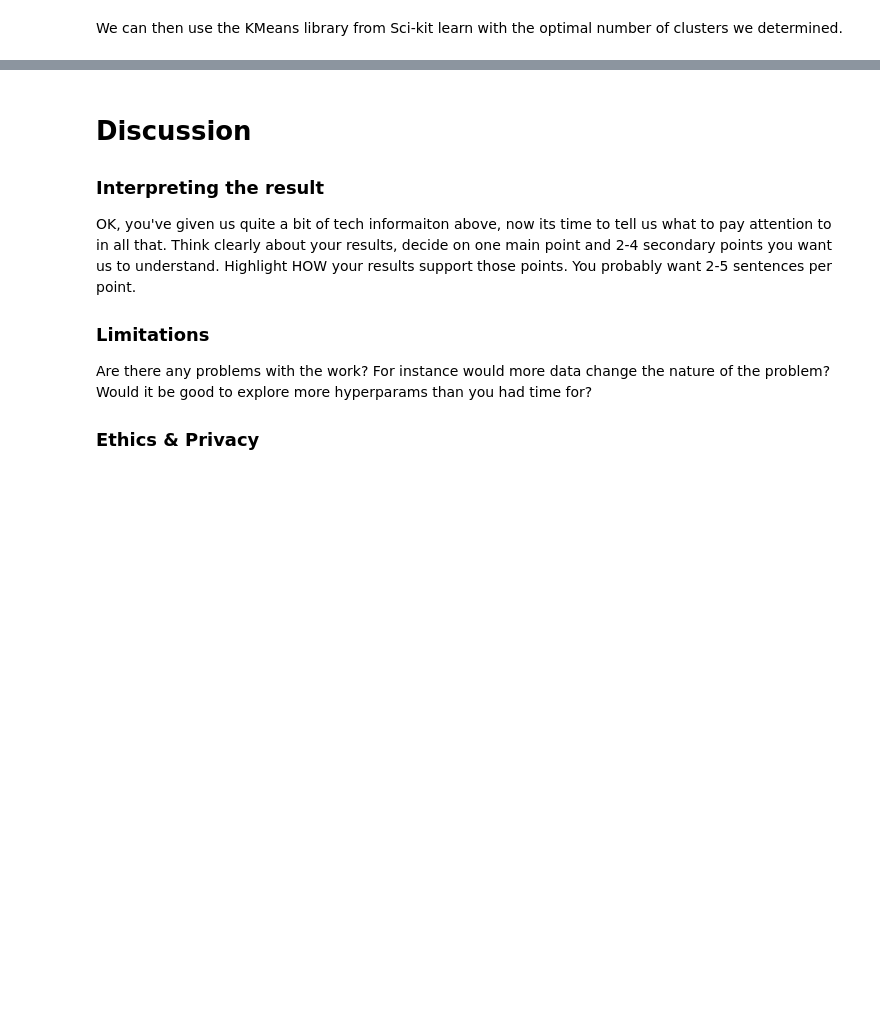
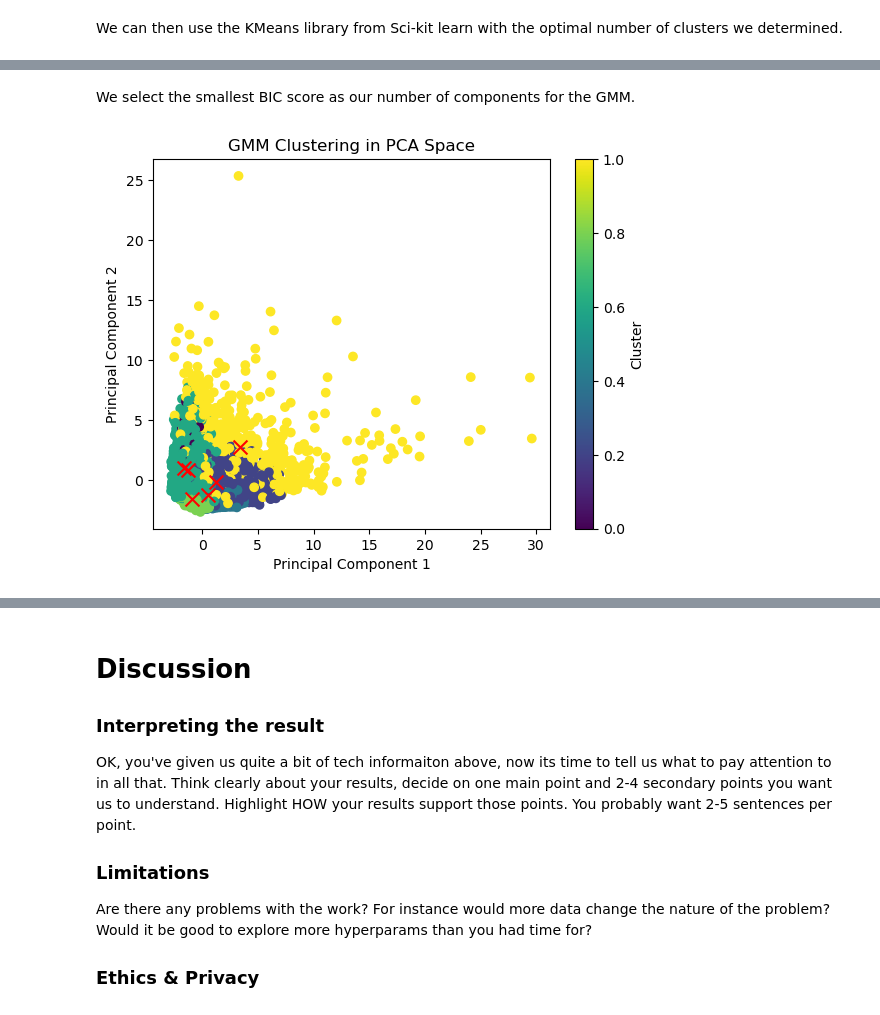
Before and after one commit to mtang24/card_clusters, a Jupyter notebook: FinalProject_Copy.ipynb, the cells around one changed output, grey strips where cells are left out. Saved outputs shown, nothing was run; the diff lists cells and outputs as text; code cells hidden in the pictures; blank space fills up the shorter version.

```diff
--- a/FinalProject_Copy.ipynb
+++ b/FinalProject_Copy.ipynb
@@ -229,0 +300,22 @@ NameError: name 'pcas' is not defined
+# %% [markdown]
+We select the smallest BIC score as our number of components for the GMM.
+# %%
+scale_data = scale_data.values
+
+n_components = 6
+pca = PCA(n_components)
+pca = pca.fit_transform(scale_data)
+gmm = GaussianMixture(n_components)
+gmm.fit(pca)
+
+plt.scatter(pca[:, 0], pca[:, 1], c=gmm.predict(pca))
+
+plt.scatter(gmm.means_[:, 0], gmm.means_[:, 1], c='red', marker='x', s=100)
+
+plt.xlabel('Principal Component 1')
+plt.ylabel('Principal Component 2')
+plt.title('GMM Clustering in PCA Space')
+plt.colorbar(label='Cluster')
+plt.show()
+# %% [output]
+[figure, added]
```
Also changed, not shown: parts of 13 cells of this notebook, 1 other file.
